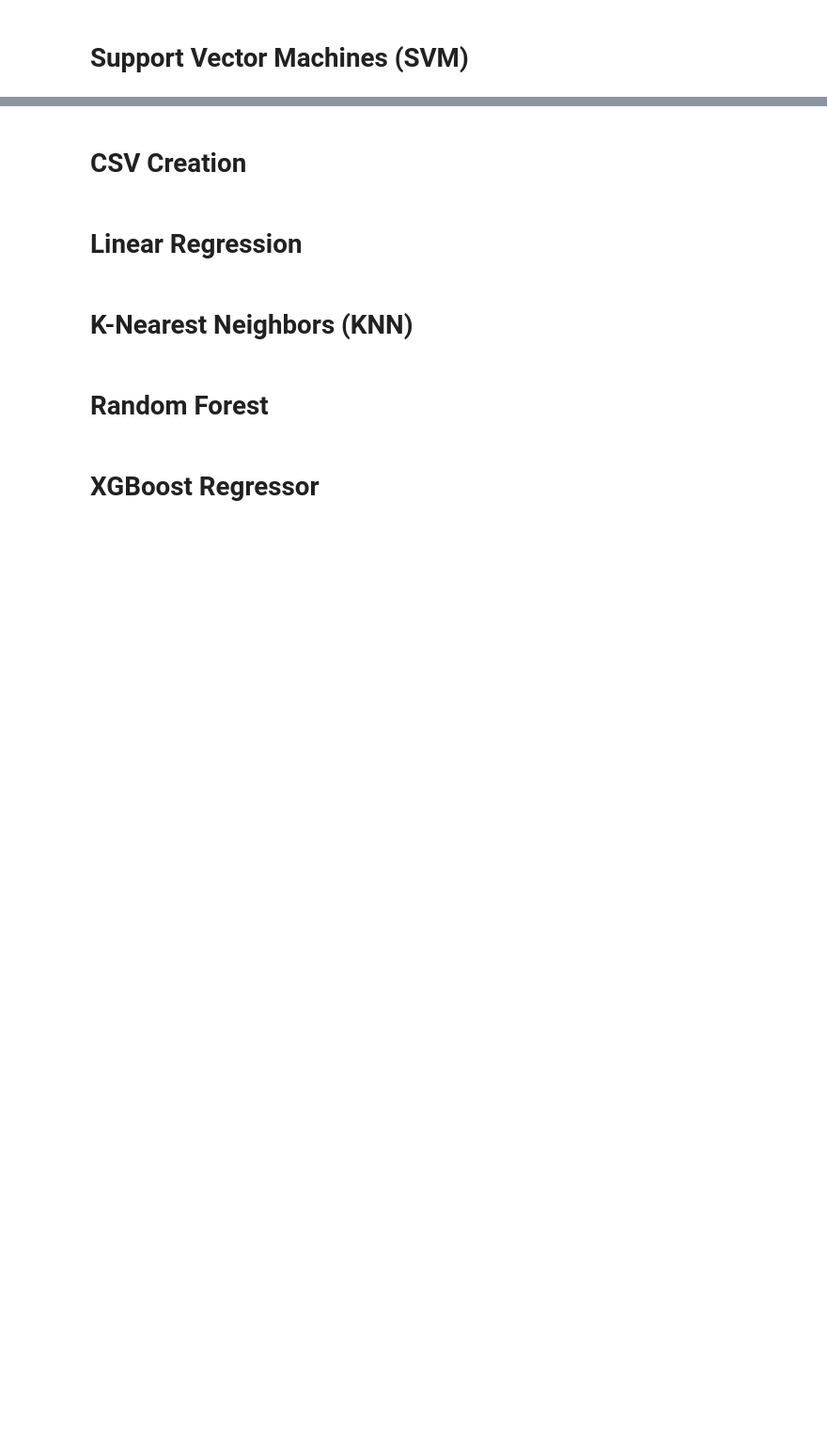
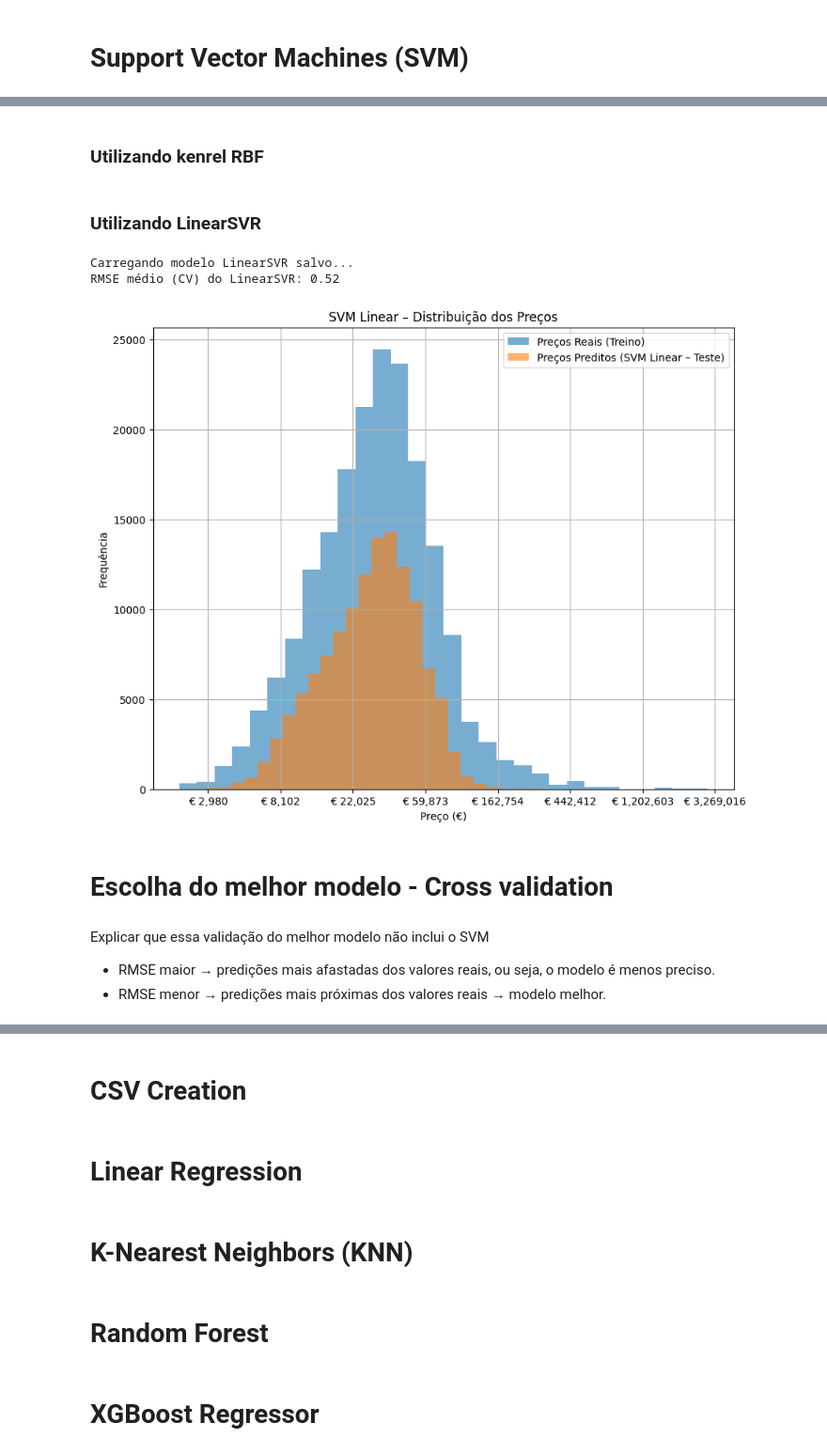
Before and after one commit to ThaylaalyahT/AA_TP1, a Jupyter notebook: car_price_prediction_test.ipynb, the cells around one changed output, grey strips where cells are left out. Shown at 94% size. Drawn from its saved outputs; the diff is of its cells as text; code cells hidden in the pictures; blank space fills up the shorter version.

Commit message:
teste

```diff
--- a/car_price_prediction_test.ipynb
+++ b/car_price_prediction_test.ipynb
@@ -549 +779,3 @@ plt.show()
+# %% [markdown]
+### Utilizando kenrel RBF
 # %%
@@ -579,3 +813,74 @@ plt.title('SVM – Distribuição dos Preços (Treino em Log)')
 plt.legend()
 plt.grid(True)
 plt.show()
+# %% [markdown]
+### Utilizando LinearSVR
+# %%
+# Caminho para salvar o modelo
+svm_path = 'svm_model.joblib'
+
+# --- Verifica se o modelo já existe ---
+if os.path.exists(svm_path):
+    print("Carregando modelo LinearSVR salvo...")
+    best_svm = load(svm_path)
+else:
+    print("Treinando LinearSVR...")
+    svm_model = LinearSVR(
+        C=1.0,          # ajustar ou usar GridSearchCV se quiser
+        epsilon=0.1,
+        max_iter=10000,  # aumenta se não convergir
+        random_state=42
+    )
+
+    # Treina o modelo
+    svm_model.fit(X_train_scaled, Y_train_log)
+    best_svm = svm_model
+
+    # Salva o modelo
+    dump(best_svm, svm_path)
+
+# --- Previsão ---
+Y_pred_svm_log = best_svm.predict(X_test_scaled)
+
+# --- Avaliação via Cross-Validation ---
+scores = cross_val_score(
+    best_svm,
+    X_train_scaled,
+    Y_train_log,
+    cv=3,
+    scoring='neg_mean_squared_error',
+    n_jobs=-1
+)
+rmse_svm = (-scores.mean()) ** 0.5
+print(f'RMSE médio (CV) do LinearSVR: {rmse_svm:.2f}')
+# %% [output]
+Carregando modelo LinearSVR salvo...
+RMSE médio (CV) do LinearSVR: 0.52
+# %%
+plt.figure(figsize=(10, 8))
+
+plt.hist(Y_train_log, bins=30, alpha=0.6, label='Preços Reais (Treino)')
+plt.hist(Y_pred_svm_log, bins=30, alpha=0.6, label='Preços Preditos (SVM Linear – Teste)')
+
+# Formatter para converter log -> preço original
+def euro_formatter(x, pos):
+    return f'€ {np.expm1(x):,.0f}'
+
+formatter = FuncFormatter(euro_formatter)
+plt.gca().xaxis.set_major_formatter(formatter)
+
+plt.xlabel('Preço (€)')
+plt.ylabel('Frequência')
+plt.title('SVM Linear – Distribuição dos Preços')
+plt.legend()
+plt.grid(True)
+plt.show()
+# %% [output]
+[figure, added]
+# %% [markdown]
+# Escolha do melhor modelo - Cross validation
+# %% [markdown]
+Explicar que essa validação do melhor modelo não inclui o SVM
+
+- RMSE maior → predições mais afastadas dos valores reais, ou seja, o modelo é menos preciso.
+- RMSE menor → predições mais próximas dos valores reais → modelo melhor.
```
Also changed, not shown: parts of 33 cells of this notebook.
